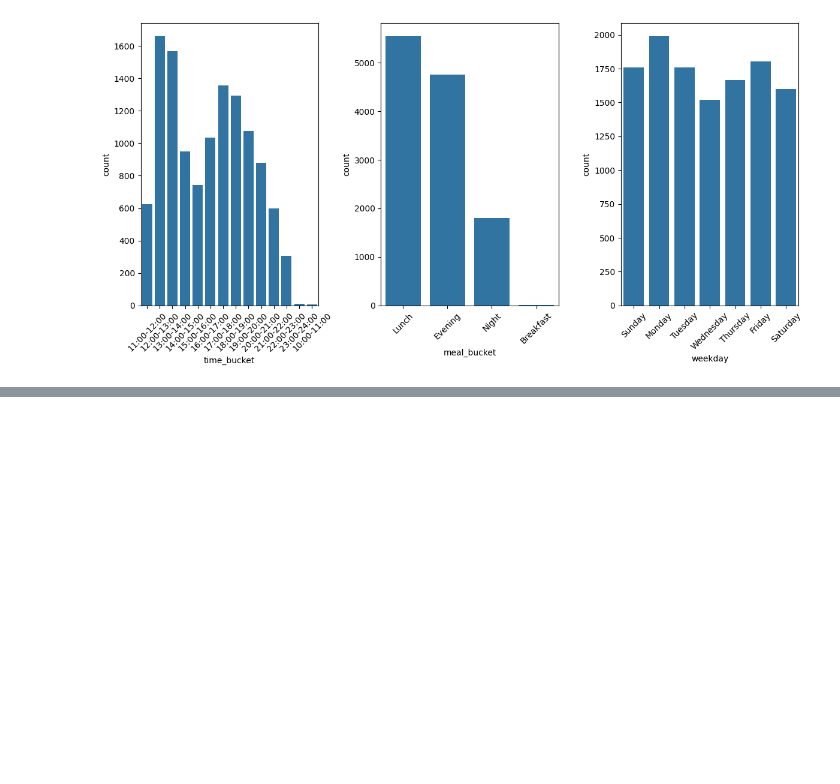
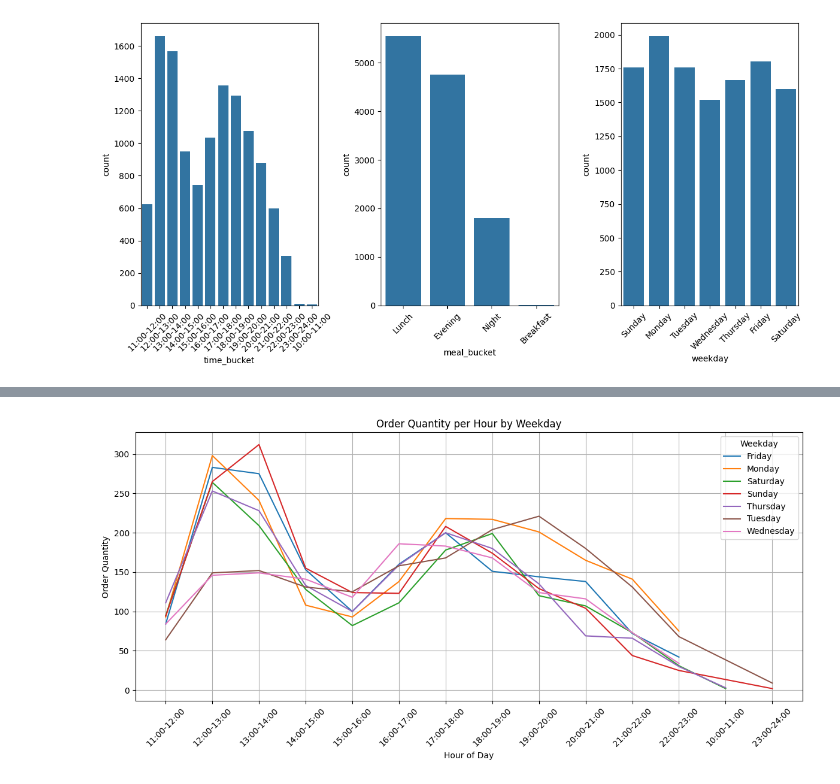
Before and after one commit to YaniaNada/Cafeteria_Analysis_OptiMeal_Project, a Jupyter notebook: exploratory_analysis.ipynb, the cells around one changed output, grey strips where cells are left out. Cells and saved outputs as stored; diff of their text form; code cells hidden in the pictures; blank space fills up the shorter version.

```diff
--- a/exploratory_analysis.ipynb
+++ b/exploratory_analysis.ipynb
@@ -240,3 +240,6 @@ plt.tight_layout()       # Adjust layout to prevent clipping
 plt.show()
 # %% [output]
 [figure]
+# %%
+order_counts = merged_df.groupby(['weekday', 'time_bucket']).agg(order_quantity=('order_id', 'count')).reset_index()
+order_counts
@@ -242,0 +260,12 @@ plt.show()
+# %%
+plt.figure(figsize=(12, 6))
+sns.lineplot(data=order_counts, x='time_bucket', y='order_quantity', hue='weekday')
+plt.xticks(rotation=45)
+plt.grid(True)
+plt.title("Order Quantity per Hour by Weekday")
+plt.xlabel("Hour of Day")
+plt.ylabel("Order Quantity")
+plt.legend(title='Weekday')
+plt.tight_layout()
+# %% [output]
+[figure, added]
```
Also changed, not shown: parts of 18 cells of this notebook.
